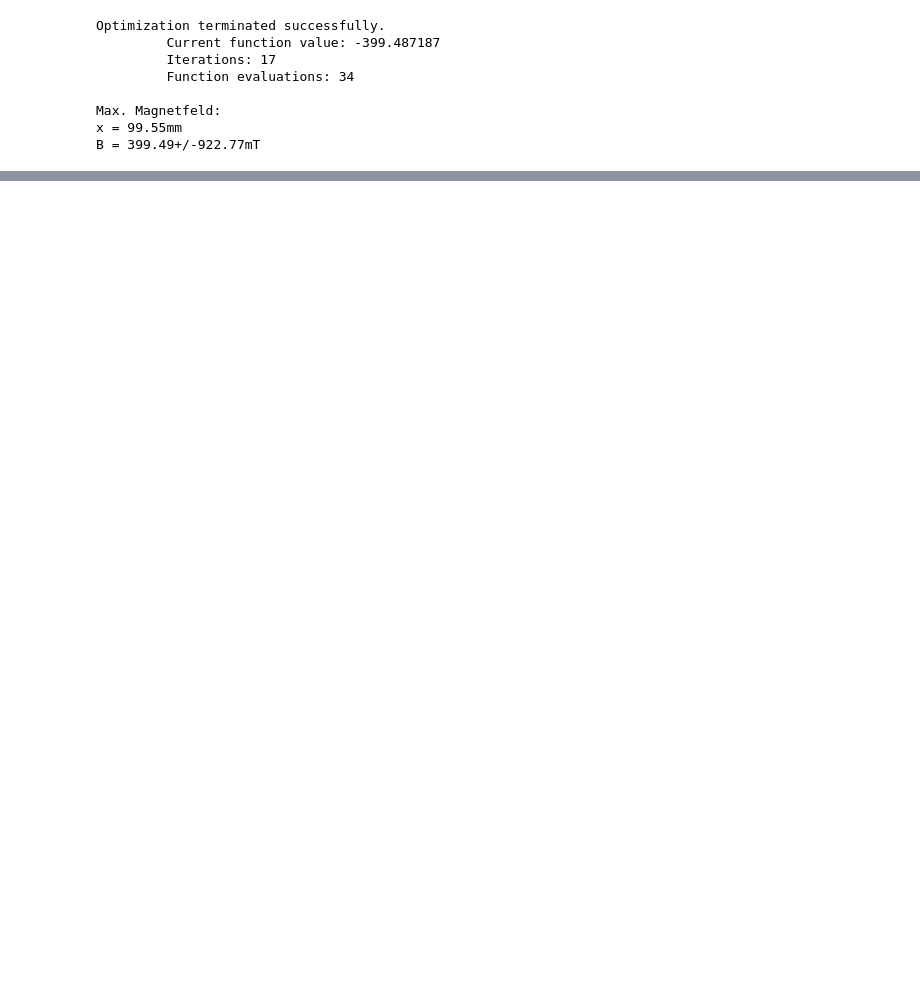
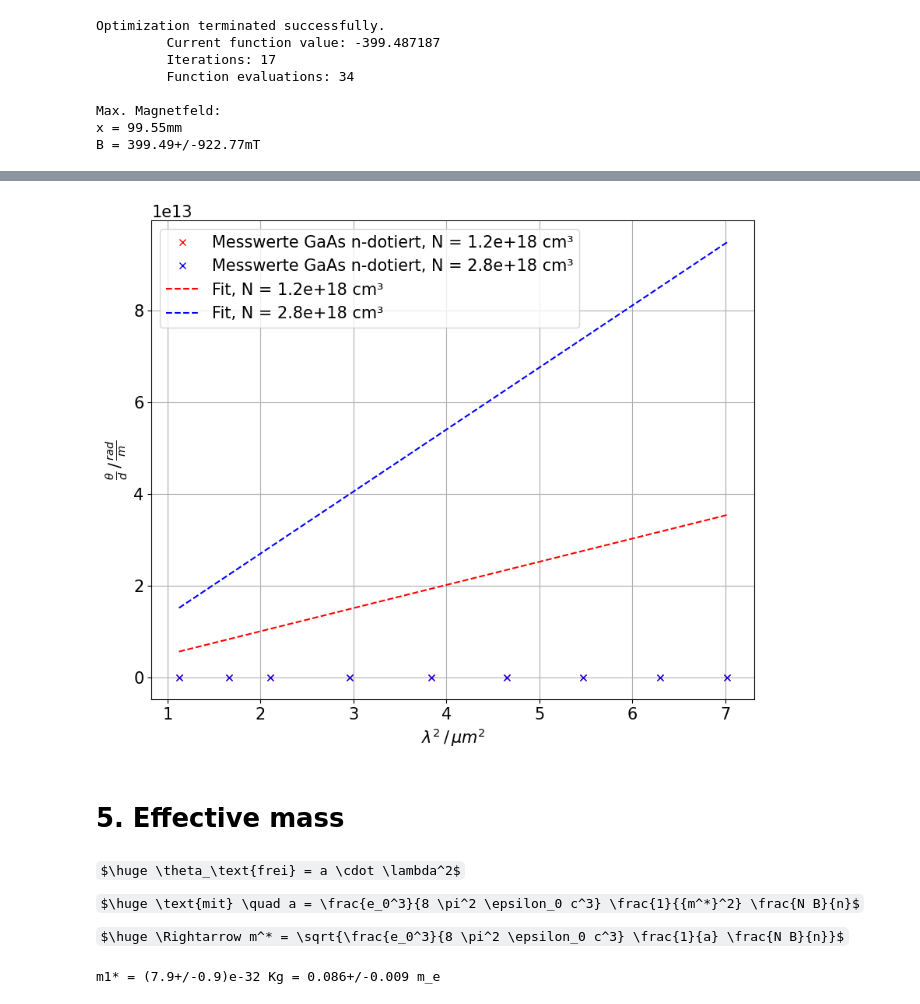
Before and after one commit to SamGTex/FP_Master_WS22-23, a Jupyter notebook: V46_Faraday_Effekt/python/main.ipynb, the cells around one changed output, grey strips where cells are left out. Drawn from its saved outputs; the diff is of its cells as text; code cells hidden in the pictures; some formulas as TeX source; blank space fills up the shorter version.

```diff
--- a/V46_Faraday_Effekt/python/main.ipynb
+++ b/V46_Faraday_Effekt/python/main.ipynb
@@ -92,0 +205,7 @@ B = 399.49+/-922.77mT
+# %%
+lam = df_n1['lam'].to_numpy()
+theta_n1_dif = (df_n1['theta/d'] - df_rein['theta/d']).to_numpy()
+theta_n2_dif = (df_n2['theta/d'] - df_rein['theta/d']).to_numpy()
+# %%
+def f_lin(x, a):
+    return a*x
@@ -92,0 +224,25 @@ B = 399.49+/-922.77mT
+# %%
+plt.figure(figsize=(10,8), dpi=100)
+plt.plot((lam*10**6)**2, theta_n1_dif, 'rx', label = f'Messwerte GaAs n-dotiert, N = {N_1*10**(-6)} cm³')
+plt.plot((lam*10**6)**2, theta_n2_dif, 'bx', label = f'Messwerte GaAs n-dotiert, N = {N_2*10**(-6)} cm³')
+
+plt.plot((lam*10**6)**2, f_lin((lam*10**6)**2, a1.nominal_value), 'r--', label=f'Fit, N = {N_1*10**(-6)} cm³')
+plt.plot((lam*10**6)**2, f_lin((lam*10**6)**2, a2.nominal_value), 'b--', label=f'Fit, N = {N_2*10**(-6)} cm³')
+
+plt.xlabel(r'$\lambda^2 \,/\, \mu m^2$')
+plt.ylabel(r'$\frac{\theta}{d} \,/\, \frac{rad}{m}$')
+
+plt.grid()
+plt.legend()
+plt.savefig('../figure/theta_lam2_dif.pdf')
+plt.show()
+# %% [output]
+[figure, added]
+# %% [markdown]
+# 5. Effective mass
+# %% [markdown]
+$\huge \theta_\text{frei} = a \cdot \lambda^2$
+
+$\huge \text{mit} \quad a = \frac{e_0^3}{8 \pi^2 \epsilon_0 c^3} \frac{1}{{m^*}^2} \frac{N B}{n}$
+
+$\huge \Rightarrow m^* = \sqrt{\frac{e_0^3}{8 \pi^2 \epsilon_0 c^3} \frac{1}{a} \frac{N B}{n}}$
@@ -92,0 +259,5 @@ B = 399.49+/-922.77mT
+# %%
+m1 = m_func(a1, N_1, B_max.nominal_value*10**(-3))
+print(f'm1* = {m1} Kg = {m1/m_e} m_e')
+# %% [output]
+m1* = (7.9+/-0.9)e-32 Kg = 0.086+/-0.009 m_e
```
Also changed, not shown: parts of 26 cells of this notebook, 3 other files.
